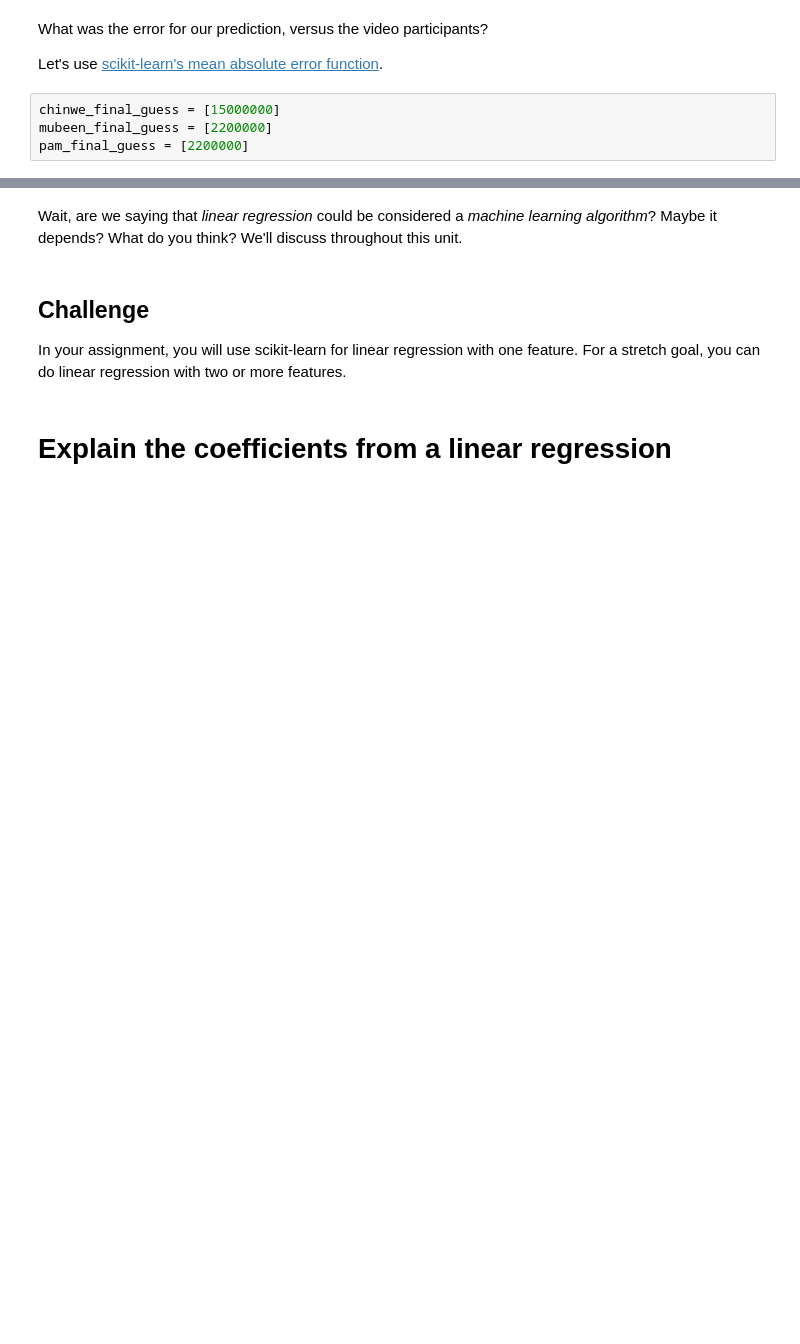
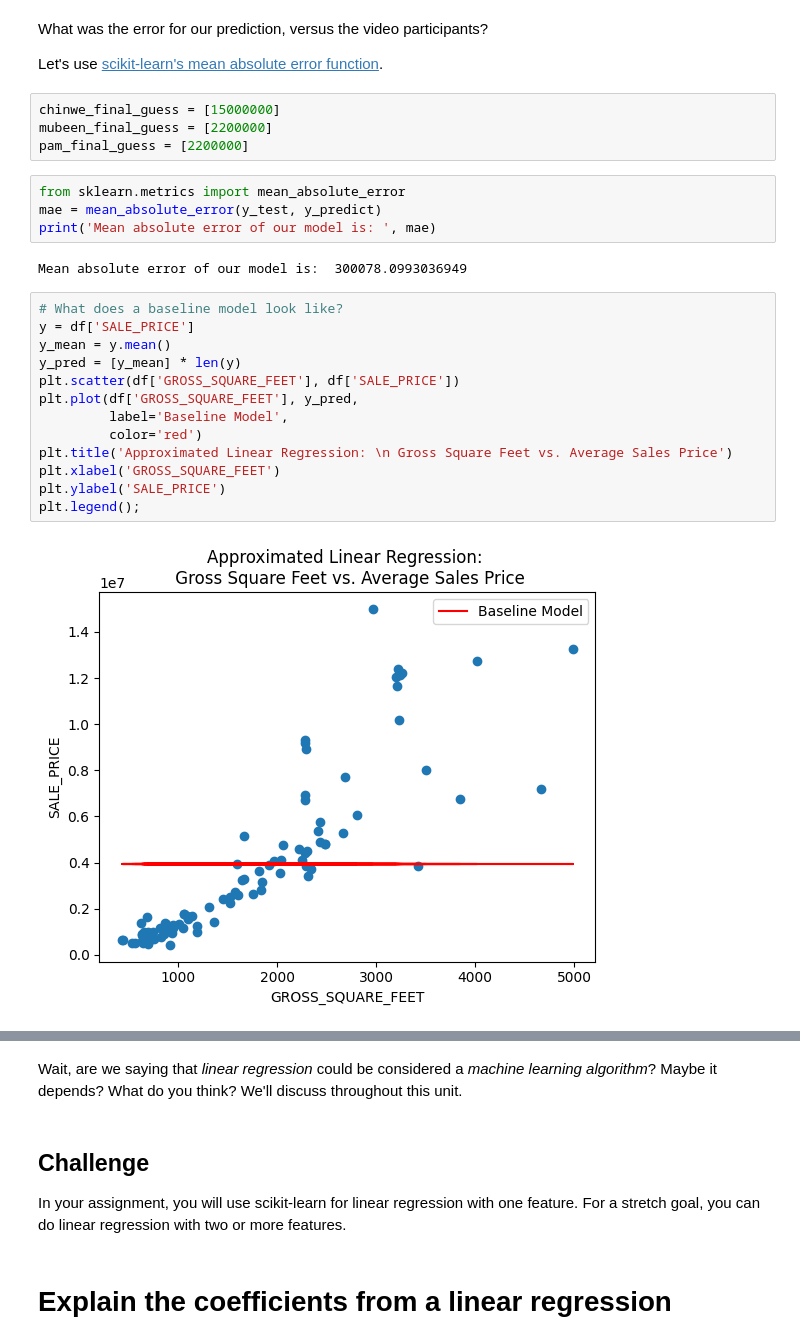
Before and after one commit to sikoh/DS-Linear-Models, a Jupyter notebook: Linear-Regression-1/DS_LinearRegression1_Lecture_Notes_2.ipynb, the cells around one changed output, grey strips where cells are left out. Cells and saved outputs as stored; diff of their text form; blank space fills up the shorter version.

```diff
--- a/Linear-Regression-1/DS_LinearRegression1_Lecture_Notes_2.ipynb
+++ b/Linear-Regression-1/DS_LinearRegression1_Lecture_Notes_2.ipynb
@@ -251,6 +376,27 @@ Let's use [scikit-learn's mean absolute error function](https://scikit-learn.org
 chinwe_final_guess = [15000000]
 mubeen_final_guess = [2200000]
 pam_final_guess = [2200000]
+# %%
+from sklearn.metrics import mean_absolute_error
+mae = mean_absolute_error(y_test, y_predict)
+print('Mean absolute error of our model is: ', mae)
+# %% [output]
+Mean absolute error of our model is:  300078.0993036949
+# %%
+# What does a baseline model look like?
+y = df['SALE_PRICE']
+y_mean = y.mean()
+y_pred = [y_mean] * len(y)
+plt.scatter(df['GROSS_SQUARE_FEET'], df['SALE_PRICE'])
+plt.plot(df['GROSS_SQUARE_FEET'], y_pred,
+         label='Baseline Model',
+         color='red')
+plt.title('Approximated Linear Regression: \n Gross Square Feet vs. Average Sales Price')
+plt.xlabel('GROSS_SQUARE_FEET')
+plt.ylabel('SALE_PRICE')
+plt.legend();
+# %% [output]
+[figure, added]
 # %% [markdown]
 This [diagram](https://ogrisel.github.io/scikit-learn.org/sklearn-tutorial/tutorial/text_analytics/general_concepts.html#supervised-learning-model-fit-x-y) shows what we just did! Don't worry about understanding it all now. But can you start to match some of these boxes/arrows to the corresponding lines of code from above?
 
```
Also changed, not shown: parts of 24 cells of this notebook.
